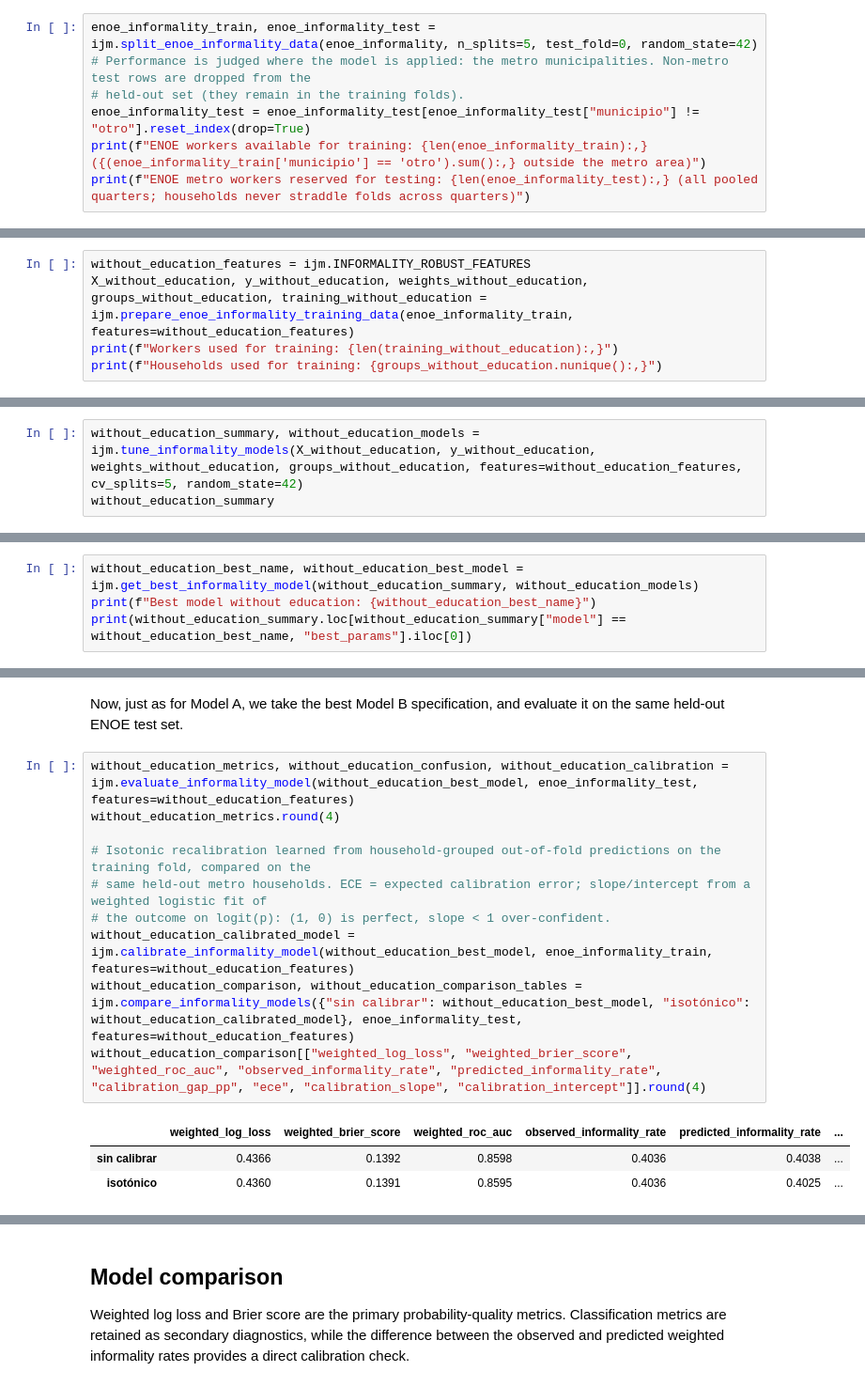
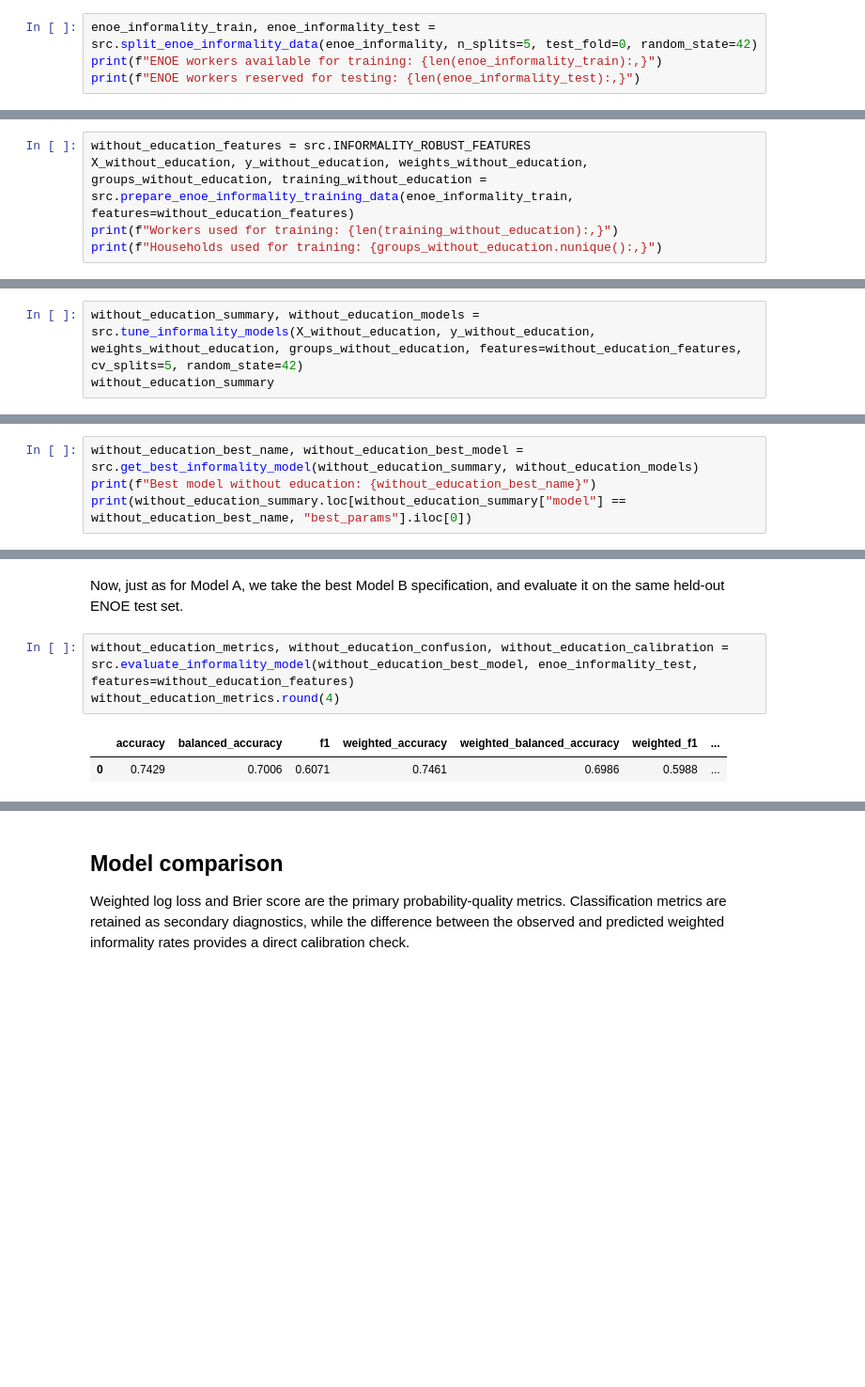
Before and after one commit to CentroFuturoCiudades/informal-jobs-model, a Jupyter notebook: notebooks/05_informality_model.ipynb, the cells around one changed output, grey strips where cells are left out. Shown at 94% size. Saved outputs shown, nothing was run; the diff lists cells and outputs as text; blank space fills up the shorter version.

```diff
--- a/notebooks/05_informality_model.ipynb
+++ b/notebooks/05_informality_model.ipynb
@@ -108,10 +89,7 @@ predictor_missingness.round(4)
 
 Based on the method used to divide the training and test sets for the sectoral allocation model, a held-out ENOE test sample is reserved before model tuning. Workers belonging to the same household are kept within the same partition.
 # %%
-enoe_informality_train, enoe_informality_test = ijm.split_enoe_informality_data(enoe_informality, n_splits=5, test_fold=0, random_state=42)
-# Performance is judged where the model is applied: the metro municipalities. Non-metro test rows are dropped from the
-# held-out set (they remain in the training folds).
-enoe_informality_test = enoe_informality_test[enoe_informality_test["municipio"] != "otro"].reset_index(drop=True)
-print(f"ENOE workers available for training: {len(enoe_informality_train):,} ({(enoe_informality_train['municipio'] == 'otro').sum():,} outside the metro area)")
-print(f"ENOE metro workers reserved for testing: {len(enoe_informality_test):,} (all pooled quarters; households never straddle folds across quarters)")
+enoe_informality_train, enoe_informality_test = src.split_enoe_informality_data(enoe_informality, n_splits=5, test_fold=0, random_state=42)
+print(f"ENOE workers available for training: {len(enoe_informality_train):,}")
+print(f"ENOE workers reserved for testing: {len(enoe_informality_test):,}")
 # %% [output]
@@ -316,8 +239,8 @@ The preparation procedure is otherwise identical to that used for Model A. We ob
 
 By removing education from the predictor set, this model serves as a robust fallback specification for OD workers whose educational information is unavailable.
 # %%
-without_education_features = ijm.INFORMALITY_ROBUST_FEATURES
-X_without_education, y_without_education, weights_without_education, groups_without_education, training_without_education = ijm.prepare_enoe_informality_training_data(enoe_informality_train, features=without_education_features)
+without_education_features = src.INFORMALITY_ROBUST_FEATURES
+X_without_education, y_without_education, weights_without_education, groups_without_education, training_without_education = src.prepare_enoe_informality_training_data(enoe_informality_train, features=without_education_features)
 print(f"Workers used for training: {len(training_without_education):,}")
 print(f"Households used for training: {groups_without_education.nunique():,}")
 # %% [output]
@@ -326,7 +249,7 @@ Households used for training: 3,916
 # %% [markdown]
 As for the Machine Learning models, we use the same three candidate algorithms considered for Model A, with the same hyperparameter search spaces, fixed settings, grouped cross-validation procedure, survey weighting strategy, and primary model-selection metric. The only difference is that education is excluded from the predictor set.
 # %%
-without_education_summary, without_education_models = ijm.tune_informality_models(X_without_education, y_without_education, weights_without_education, groups_without_education, features=without_education_features, cv_splits=5, random_state=42)
+without_education_summary, without_education_models = src.tune_informality_models(X_without_education, y_without_education, weights_without_education, groups_without_education, features=without_education_features, cv_splits=5, random_state=42)
 without_education_summary
 # %% [output]
 Tuning LogisticRegression: 3 parameter combinations
@@ -339,5 +262,5 @@ Tuning GradientBoosting: 32 parameter combinations
 # %%
-without_education_best_name, without_education_best_model = ijm.get_best_informality_model(without_education_summary, without_education_models)
+without_education_best_name, without_education_best_model = src.get_best_informality_model(without_education_summary, without_education_models)
 print(f"Best model without education: {without_education_best_name}")
 print(without_education_summary.loc[without_education_summary["model"] == without_education_best_name, "best_params"].iloc[0])
 # %% [output]
@@ -373,16 +273,8 @@ display(Markdown(text))
 # %% [markdown]
 Now, just as for Model A, we take the best Model B specification, and evaluate it on the same held-out ENOE test set.
 # %%
-without_education_metrics, without_education_confusion, without_education_calibration = ijm.evaluate_informality_model(without_education_best_model, enoe_informality_test, features=without_education_features)
+without_education_metrics, without_education_confusion, without_education_calibration = src.evaluate_informality_model(without_education_best_model, enoe_informality_test, features=without_education_features)
 without_education_metrics.round(4)
-
-# Isotonic recalibration learned from household-grouped out-of-fold predictions on the training fold, compared on the
-# same held-out metro households. ECE = expected calibration error; slope/intercept from a weighted logistic fit of
-# the outcome on logit(p): (1, 0) is perfect, slope < 1 over-confident.
-without_education_calibrated_model = ijm.calibrate_informality_model(without_education_best_model, enoe_informality_train, features=without_education_features)
-without_education_comparison, without_education_comparison_tables = ijm.compare_informality_models({"sin calibrar": without_education_best_model, "isotónico": without_education_calibrated_model}, enoe_informality_test, features=without_education_features)
-without_education_comparison[["weighted_log_loss", "weighted_brier_score", "weighted_roc_auc", "observed_informality_rate", "predicted_informality_rate", "calibration_gap_pp", "ece", "calibration_slope", "calibration_intercept"]].round(4)
 # %% [output]
-|  | weighted_log_loss | weighted_brier_score | weighted_roc_auc | observed_informality_rate | predicted_informality_rate | ... |
-| sin calibrar | 0.4366 | 0.1392 | 0.8598 | 0.4036 | 0.4038 | ... |
-| isotónico | 0.4360 | 0.1391 | 0.8595 | 0.4036 | 0.4025 | ... |
+|  | accuracy | balanced_accuracy | f1 | weighted_accuracy | weighted_balanced_accuracy | weighted_f1 | ... |
+| 0 | 0.7429 | 0.7006 | 0.6071 | 0.7461 | 0.6986 | 0.5988 | ... |
```
Also changed, not shown: parts of 73 cells of this notebook, 8 other files.
